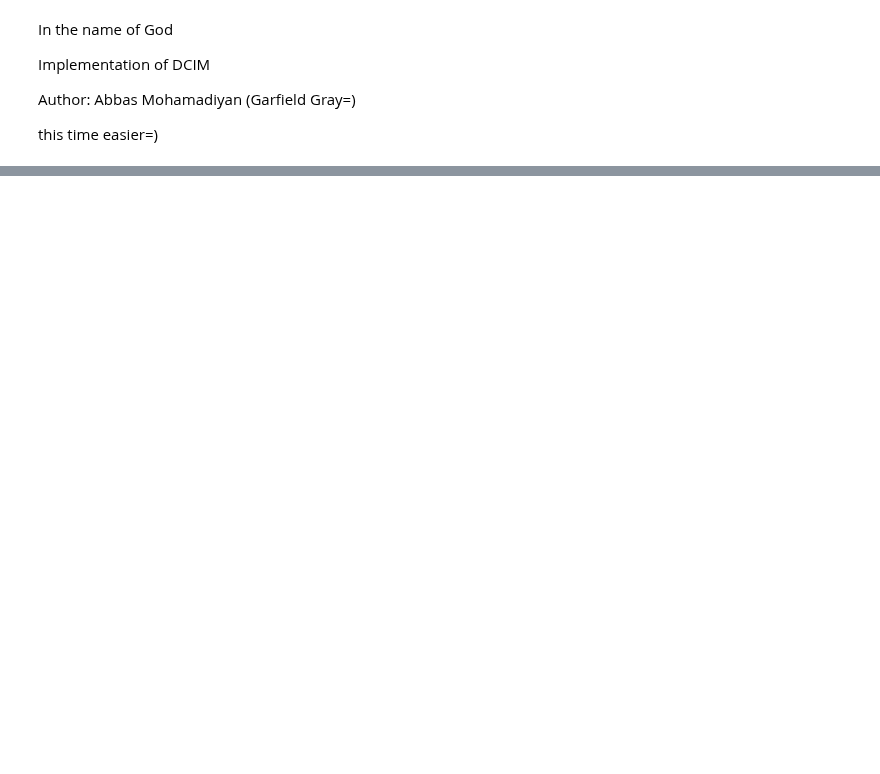
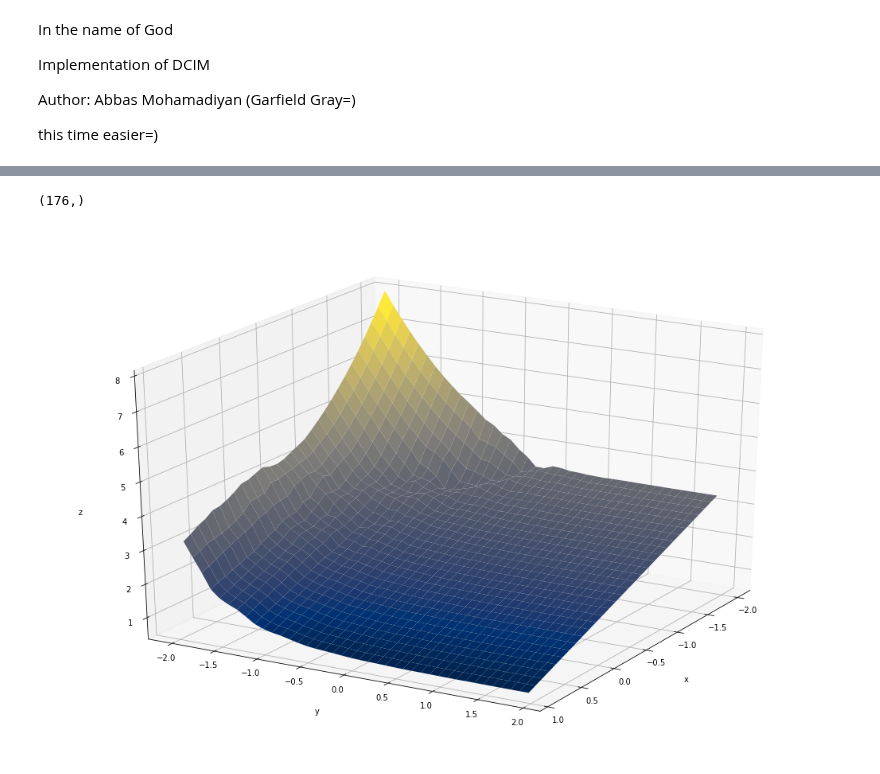
Before and after one commit to garfield-gray/DCIM, a Jupyter notebook: DCIMsimple.ipynb, the cells around one changed output, grey strips where cells are left out. Drawn from its saved outputs; the diff is of its cells as text; code cells hidden in the pictures; blank space fills up the shorter version.

Commit message:
first results

```diff
--- a/DCIMsimple.ipynb
+++ b/DCIMsimple.ipynb
@@ -95,7 +96,7 @@ Yps = eigvals(Gprime2)
 VYp = np.vander(Yps, N=N, increasing=True).T
 Matrix = VYp
 
-for i in range(1, M+1):
+for i in range(1, M):              # there's a prblem here that mentioned in the paper
   Matrix = np.vstack((Matrix, VYp@matrix_power(np.diag(Xps), i)))
 Matrix.shape
 # %% [output]
@@ -102,0 +104,3 @@ Matrix.shape
+# %%
+#to attain Cs
+C = lstsq(Matrix, np.ndarray.flatten(s, order='F'))
@@ -102,0 +109,29 @@ Matrix.shape
+# %%
+C[0].shape #first one is the soloution
+# %% [output]
+(176,)
+# %%
+s_pred = (Matrix@C[0]).real
+s_p = np.reshape(s_pred, (N,M), order='F')
+# %%
+"""plot the results"""
+#                          (length, width)
+fig = plt.figure(figsize = (18,12))
+ax = plt.axes(projection='3d')
+
+
+surf = ax.plot_surface(X, Y, s_p, cmap = plt.cm.cividis)
+
+# Set axes label
+ax.set_xlabel('x', labelpad=20)
+ax.set_ylabel('y', labelpad=20)
+ax.set_zlabel('z', labelpad=20)
+
+#fig.colorbar(surf, shrink=0.5, aspect=8)
+
+
+#           (hight, long)
+ax.view_init(25, 30)
+plt.show()
+# %% [output]
+[figure, added]
```
Also changed, not shown: parts of 4 cells of this notebook.
